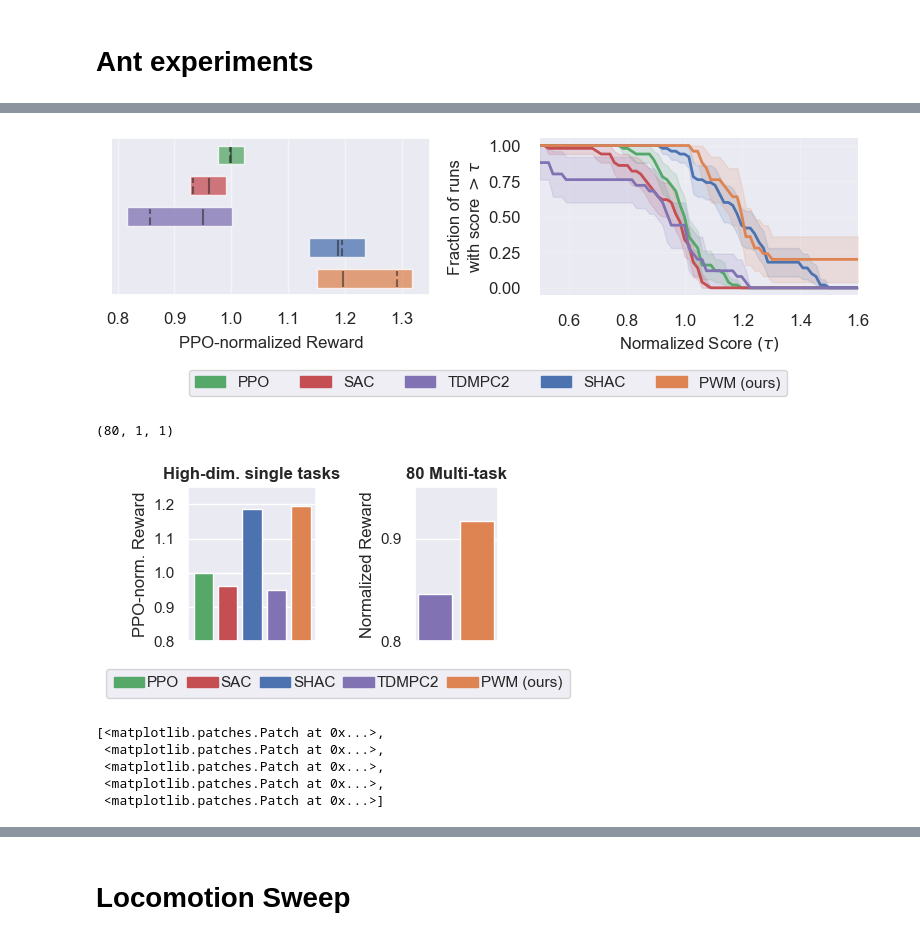
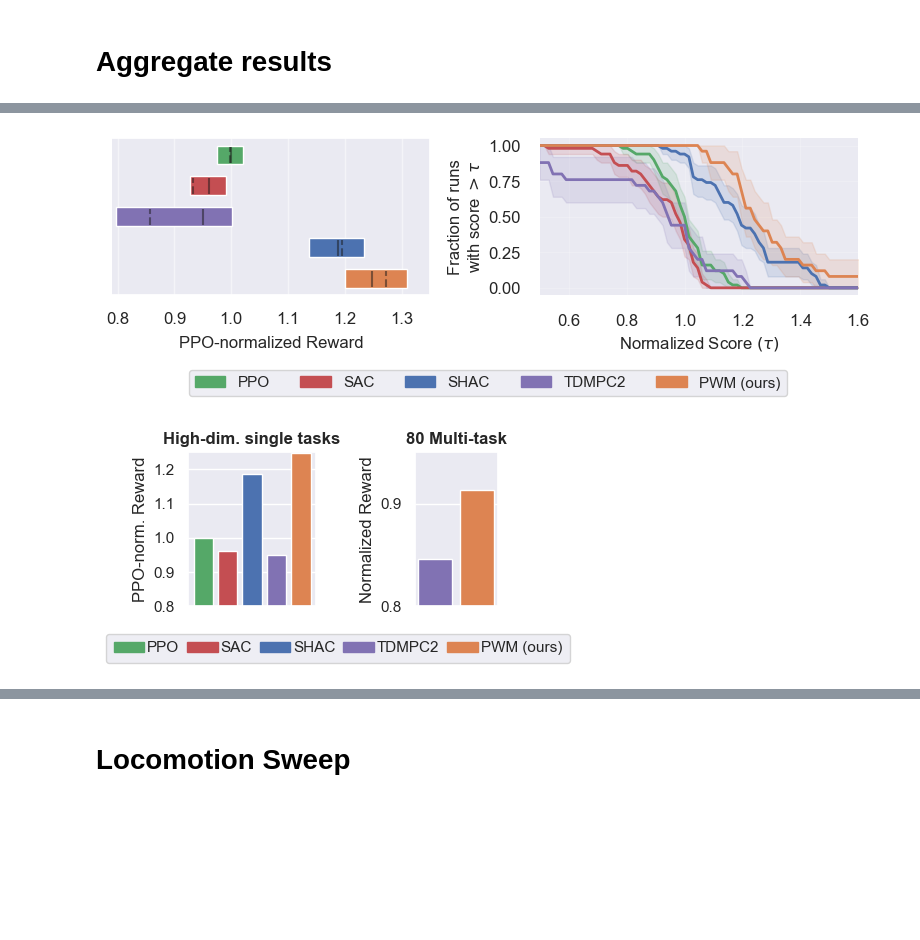
Before and after one commit to imgeorgiev/FoRL-WM, a Jupyter notebook: results/results.ipynb, the cells around one changed output, grey strips where cells are left out. Cells and saved outputs as stored; diff of their text form; code cells hidden in the pictures; blank space fills up the shorter version.

Commit message:
update multi-task results with h=15 models

```diff
--- a/results/results.ipynb
+++ b/results/results.ipynb
@@ -190,7 +190,7 @@ def process_step_data_iqm(filepath, row="Step", col="rewards", smooth=None, down
         data[f"{col}_max"] = data[f"{col}_max"].ewm(alpha=1-smooth).mean()
     return data
 # %% [markdown]
-# Ant experiments
+# Aggregate results
 # %%
 # Performance metric
 
@@ -274,42 +274,38 @@ ax['3'].set_xlim((0.5, 1.6))
 
 
 for idx, alg in enumerate(labels):
-    ax['2'].barh(y=idx, width=iqm_cis[alg][1] - iqm_cis[alg][0], height=0.6, left=iqm_cis[alg][0], alpha=0.75, color=colors[alg])
+    ax['2'].barh(y=idx, width=iqm_cis[alg][1] - iqm_cis[alg][0], height=0.6, left=iqm_cis[alg][0], alpha=1.0, color=colors[alg])
     ax['2'].vlines(x=iqm_scores[alg],
         ymin=idx - (7.5 * h / 16),
         ymax=idx + (6.5 * h / 16),
         color='k',
         alpha=0.5)
     ax['2'].vlines(x=score_dict[alg].mean(),
         ymin=idx - (7.5 * h / 16),
         ymax=idx + (6.5 * h / 16),
         color='k',
         alpha=0.5,
         linestyle="dashed")
 
 # cleanup grid and axis
 ax['2'].spines['left'].set_visible(False)
 ax['2'].grid(False)
 ax['2'].grid(True, axis='x', alpha=0.5)
 ax['2'].set_yticks([])
 ax['2'].set_xlabel("PPO-normalized Reward", fontsize='medium')
 ax['2'].tick_params(axis='both', which='major', labelsize='medium')
 ax['2'].set_xlim((0.79, 1.35))
 ax['2'].tick_params(axis='x', pad=6)
 ax['2'].xaxis.labelpad = 6
 
 # plt.tight_layout(h_pad=10, w_pad=3)
 plt.tight_layout()
 
 # Create fancy legend
 fig.legend(handles=fancy_legend, loc='center', bbox_to_anchor=(0.5, -0.05), fancybox=True, shadow=False, ncol=len(fancy_legend))
 plt.savefig("../figures/dflex_results_agg.pdf", bbox_inches="tight", pad_inches=0)
 # %% [output]
-[figure, old version]
+[figure, new version]
-# %%
-pwm_scores[...,None, None].shape
-# %% [output]
-(80, 1, 1)
 # %%
 #teaser figure
 f, ax = plt.subplot_mosaic("000..11", figsize=(4,2))
@@ -325,10 +321,10 @@ ax1.set_xticks([])
 ax1.set_title("High-dim. single tasks", fontweight="bold")
 
 # Load data and process into metrics
-pwm_data = pd.read_csv("data/mt80_results.csv")
+pwm_data = pd.read_csv("data/mt80_results_h3.csv")
 tdmpc_data = pd.read_csv("data/tdmpc2_mt80_scores.csv")
 
-
+norm = 1000
 tdmpc_data = pd.read_csv("data/tdmpc2_mt80_scores.csv")
 tdmpc_data = tdmpc_data.sort_values(by="task")
 seeds = tdmpc_data.seed.max()+1
@@ -345,7 +341,6 @@ pwm_data.loc[idx, "score"] = pwm_data[idx].episode_success
 pwm_scores = pwm_data.score.values[..., None, None]
 
 # score dict is {algo: np.array num_exp x seeds x episode_rewards}
-norm = 1000
 score_dict_mt = {
             "TDMPC2": tdmpc_scores,
             "PWM": pwm_scores,
@@ -372,17 +367,9 @@ ax2.set_title("80 Multi-task", fontweight="bold")
 
 f.legend(handles=fancy_legend, loc='center', bbox_to_anchor=(0.5, -0.1), fancybox=True, shadow=False, ncol=len(fancy_legend), columnspacing=0.5, handletextpad=0.2, borderpad=0.5)
 plt.tight_layout()
-plt.savefig("../figures/teaser.pdf", bbox_inches="tight", pad_inches=0)
+# plt.savefig("../figures/teaser.pdf", bbox_inches="tight", pad_inches=0)
 # %% [output]
-[figure, old version]
+[figure, new version]
-# %%
-fancy_legend
-# %% [output]
-[<matplotlib.patches.Patch at 0x...>,
- <matplotlib.patches.Patch at 0x...>,
- <matplotlib.patches.Patch at 0x...>,
- <matplotlib.patches.Patch at 0x...>,
- <matplotlib.patches.Patch at 0x...>]
 # %%
 # Ant Figure
 fig, ax = plt.subplot_mosaic("0001..222.333", figsize=(9,1.7), sharey=False)
```
Also changed, not shown: parts of 5 cells of this notebook, 4 other files.
